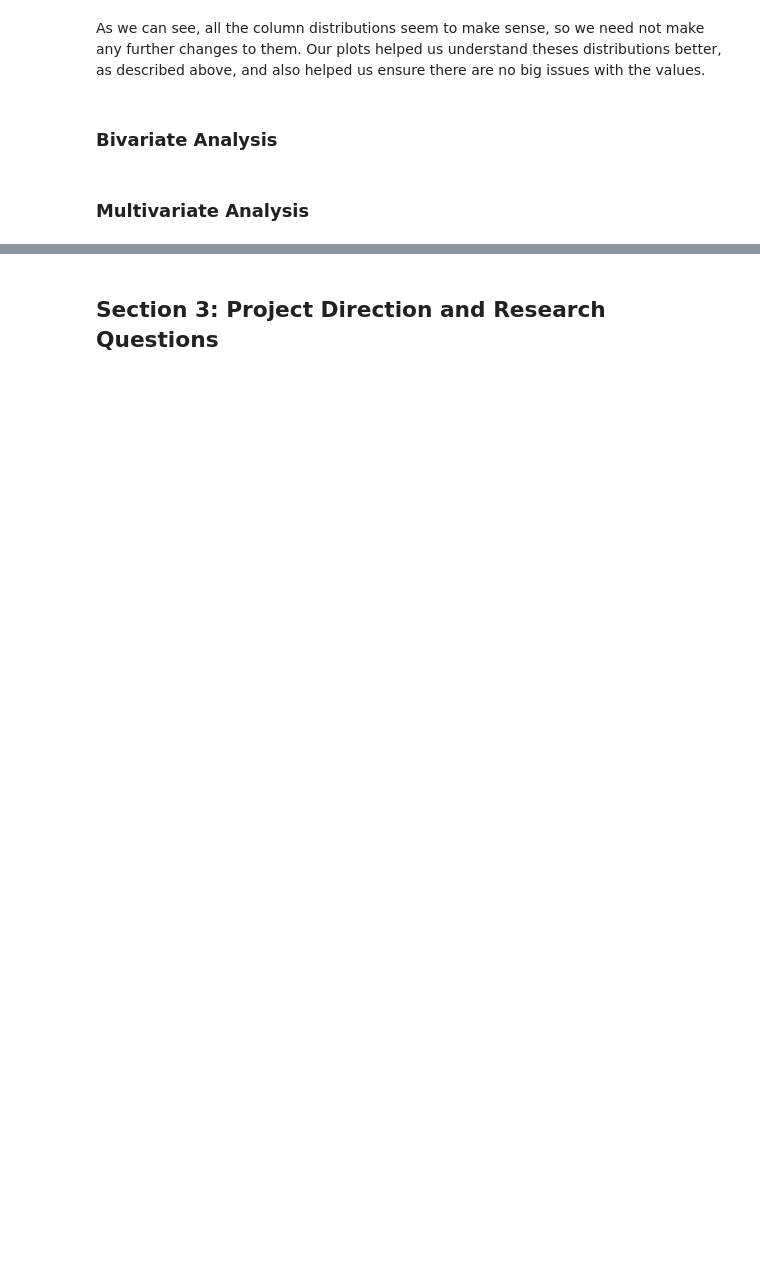
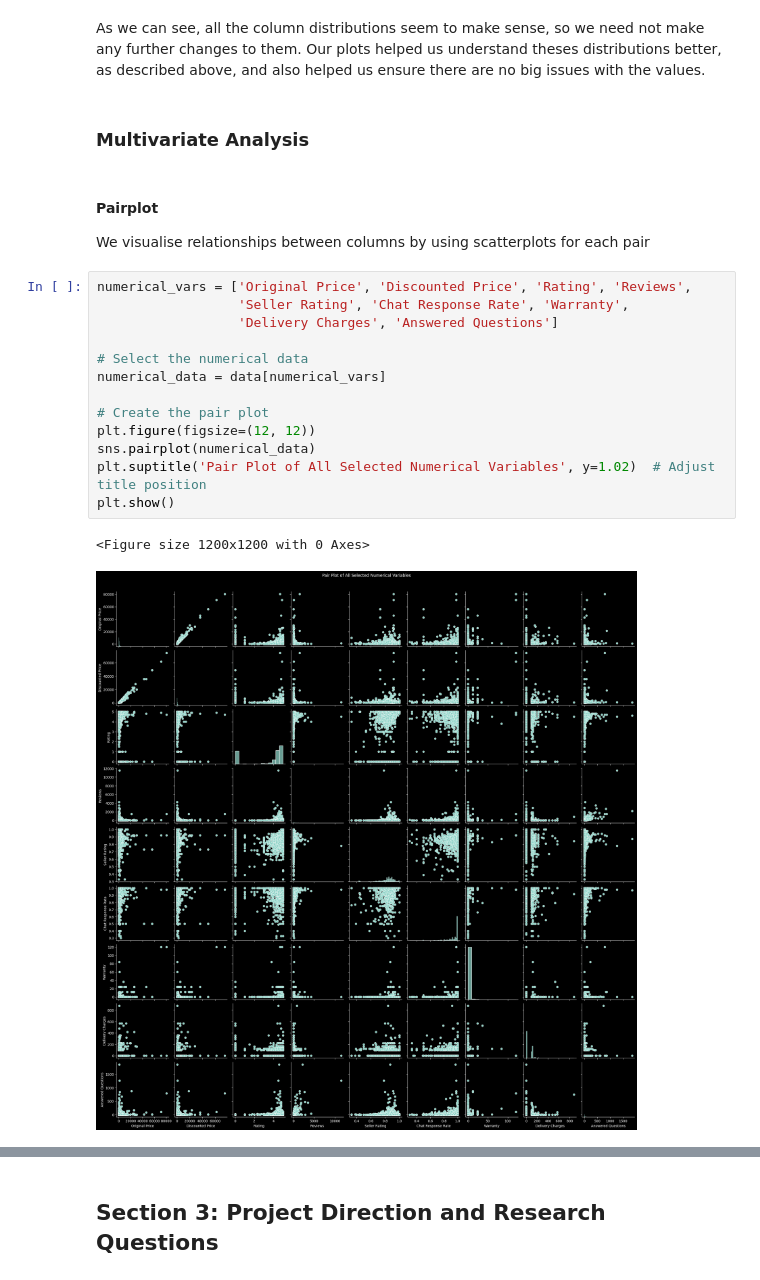
Before and after one commit to mdanyalmalik/blog, a Jupyter notebook: posts/eda-webscraped-data/index.ipynb, the cells around one changed output, grey strips where cells are left out. Cells and saved outputs as stored; diff of their text form; blank space fills up the shorter version.

```diff
--- a/posts/eda-webscraped-data/index.ipynb
+++ b/posts/eda-webscraped-data/index.ipynb
@@ -952,6 +981,24 @@ plt.show()
 # %% [markdown]
 As we can see, all the column distributions seem to make sense, so we need not make any further changes to them. Our plots helped us understand theses distributions better, as described above, and also helped us ensure there are no big issues with the values.
-# %% [markdown]
-### Bivariate Analysis
 # %% [markdown]
 ### Multivariate Analysis
+# %% [markdown]
+#### Pairplot
+
+We visualise relationships between columns by using scatterplots for each pair
+# %%
+numerical_vars = ['Original Price', 'Discounted Price', 'Rating', 'Reviews',
+                  'Seller Rating', 'Chat Response Rate', 'Warranty',
+                  'Delivery Charges', 'Answered Questions']
+
+# Select the numerical data
+numerical_data = data[numerical_vars]
+
+# Create the pair plot
+plt.figure(figsize=(12, 12))
+sns.pairplot(numerical_data)
+plt.suptitle('Pair Plot of All Selected Numerical Variables', y=1.02)  # Adjust title position
+plt.show()
+# %% [output]
+<Figure size 1200x1200 with 0 Axes>
+[figure, added]
```
Also changed, not shown: parts of 15 cells of this notebook.
